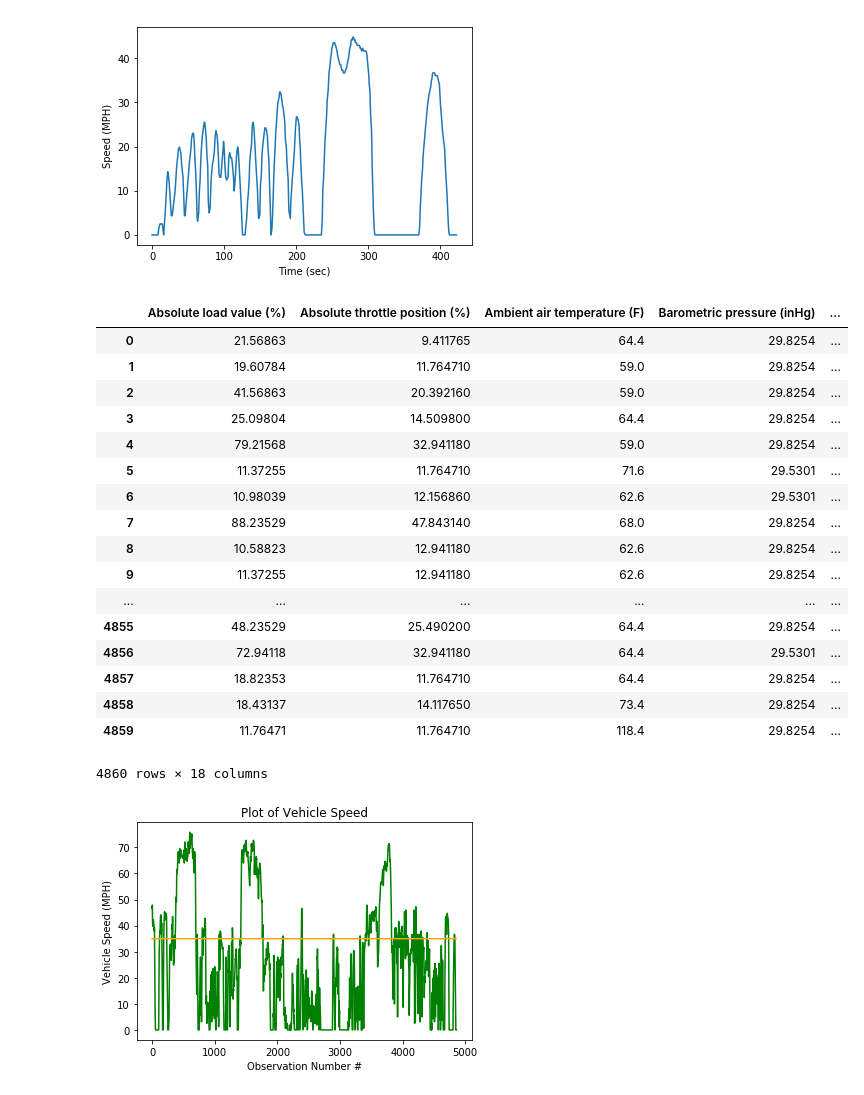
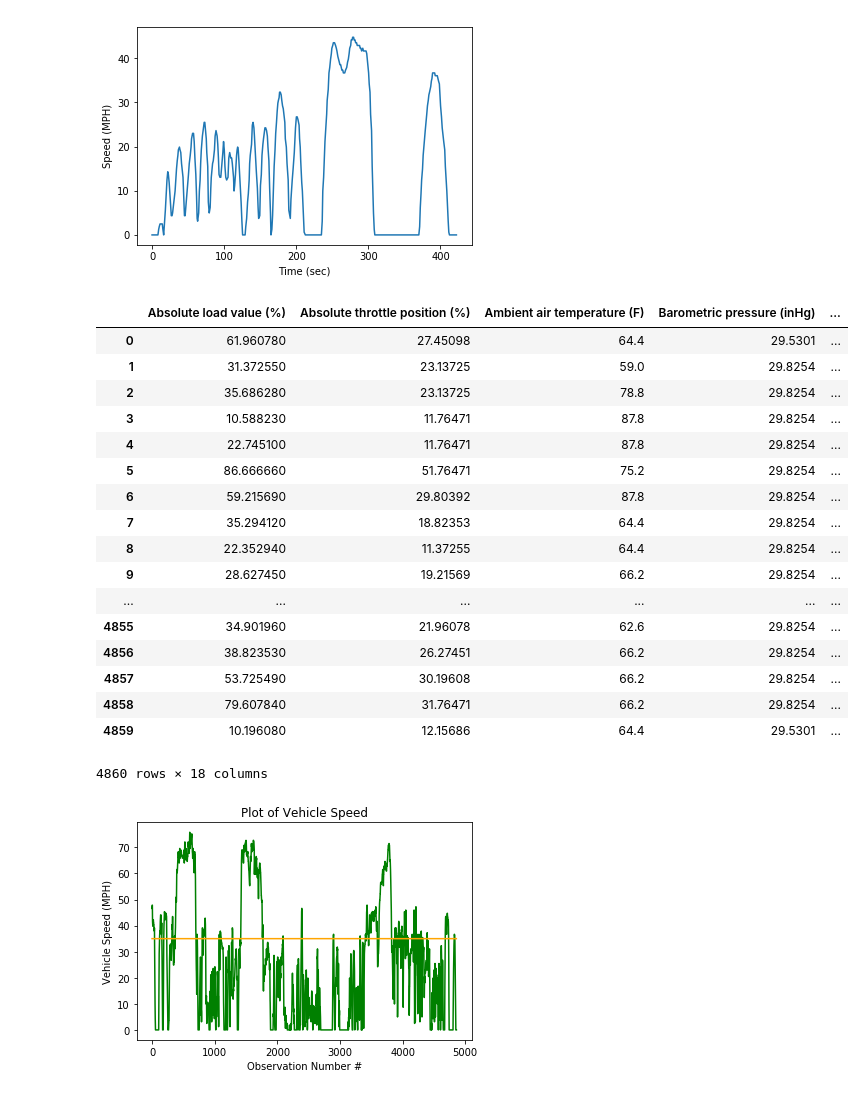
Before and after one commit to ericksiavichay/CS-229A-Final-Project, a Jupyter notebook: modelNotebook.ipynb, the cells around one changed output. Saved outputs shown, nothing was run; the diff lists cells and outputs as text; code cells hidden in the pictures.

```diff
--- a/modelNotebook.ipynb
+++ b/modelNotebook.ipynb
@@ -55,3 +16,20 @@ dataset.columns = dataset.columns.str.lstrip()
+# %%
+files = "./data/merged.csv"
+
+# accleration file
+file_accel = "./data/accel-merge.csv"
+
+raw_dataset_accel = pd.read_csv(file_accel, sep=",", skipinitialspace=True)
+dataset_accel =raw_dataset_accel.copy()
+dataset_no_speed = dataset_accel
+dataset_no_speed.pop('Vehicle speed (MPH)')
+
+raw_dataset = pd.read_csv(files, sep=",", skipinitialspace=True)
+dataset = raw_dataset.copy()
+
+#remove whitespace in front of column name
+dataset.columns = dataset.columns.str.lstrip()
+dataset_accel.columns = dataset_accel.columns.str.lstrip()
 # %%
 # TODO:
 # look at speed vs time
@@ -90,41 +68,41 @@ cap_dataset = False # for testing purposes
 # %%
 #To-do: consider experimenting what happens when you remove it.
 #if the maxNum = 45, there are ___1788___ obs whose MPG > 45
 
 #a function that rounds down any value above 45 to 45.
 #39 is the avg highway IFE. we then choose the number 45.
 #see our doc/write up for more info?
 
 def set_max_ife(dataset, max_num, wanted):
     #    count = 0
     if not wanted: return dataset
     copy = dataset.copy()
     for i in range(len(dataset.index)):
         if dataset.iloc[i, len(dataset.columns) - 1] > max_Num:
 #            count += 1
             copy.iloc[i, len(dataset.columns) - 1] = max_Num
 #    print(count)
     return copy
-maxed_dataset = set_max_ife(dataset, max_num, False)
+maxed_dataset = set_max_ife(dataset_accel, max_num, True)
 maxed_dataset.sample(frac=1).reset_index(drop=True)
 # %% [output]
 |  | Absolute load value (%) | Absolute throttle position (%) | Ambient air temperature (F) | Barometric pressure (inHg) | ... |
-| 0 | 21.56863 | 9.411765 | 64.4 | 29.8254 | ... |
-| 1 | 19.60784 | 11.764710 | 59.0 | 29.8254 | ... |
-| 2 | 41.56863 | 20.392160 | 59.0 | 29.8254 | ... |
-| 3 | 25.09804 | 14.509800 | 64.4 | 29.8254 | ... |
-| 4 | 79.21568 | 32.941180 | 59.0 | 29.8254 | ... |
-| 5 | 11.37255 | 11.764710 | 71.6 | 29.5301 | ... |
-| 6 | 10.98039 | 12.156860 | 62.6 | 29.5301 | ... |
-| 7 | 88.23529 | 47.843140 | 68.0 | 29.8254 | ... |
-| 8 | 10.58823 | 12.941180 | 62.6 | 29.8254 | ... |
-| 9 | 11.37255 | 12.941180 | 62.6 | 29.8254 | ... |
+| 0 | 61.960780 | 27.45098 | 64.4 | 29.5301 | ... |
+| 1 | 31.372550 | 23.13725 | 59.0 | 29.8254 | ... |
+| 2 | 35.686280 | 23.13725 | 78.8 | 29.8254 | ... |
+| 3 | 10.588230 | 11.76471 | 87.8 | 29.8254 | ... |
+| 4 | 22.745100 | 11.76471 | 87.8 | 29.8254 | ... |
+| 5 | 86.666660 | 51.76471 | 75.2 | 29.8254 | ... |
+| 6 | 59.215690 | 29.80392 | 87.8 | 29.8254 | ... |
+| 7 | 35.294120 | 18.82353 | 64.4 | 29.8254 | ... |
+| 8 | 22.352940 | 11.37255 | 64.4 | 29.8254 | ... |
+| 9 | 28.627450 | 19.21569 | 66.2 | 29.8254 | ... |
 | ... | ... | ... | ... | ... | ... |
-| 4855 | 48.23529 | 25.490200 | 64.4 | 29.8254 | ... |
-| 4856 | 72.94118 | 32.941180 | 64.4 | 29.5301 | ... |
-| 4857 | 18.82353 | 11.764710 | 64.4 | 29.8254 | ... |
-| 4858 | 18.43137 | 14.117650 | 73.4 | 29.8254 | ... |
-| 4859 | 11.76471 | 11.764710 | 118.4 | 29.8254 | ... |
+| 4855 | 34.901960 | 21.96078 | 62.6 | 29.8254 | ... |
+| 4856 | 38.823530 | 26.27451 | 66.2 | 29.8254 | ... |
+| 4857 | 53.725490 | 30.19608 | 66.2 | 29.8254 | ... |
+| 4858 | 79.607840 | 31.76471 | 66.2 | 29.8254 | ... |
+| 4859 | 10.196080 | 12.15686 | 64.4 | 29.5301 | ... |
 4860 rows × 18 columns
 # %%
 #Plotting a histograph to see distribution of Vehicle speed (MPH)
```
Also changed, not shown: parts of 19 cells of this notebook, 1 other file.
